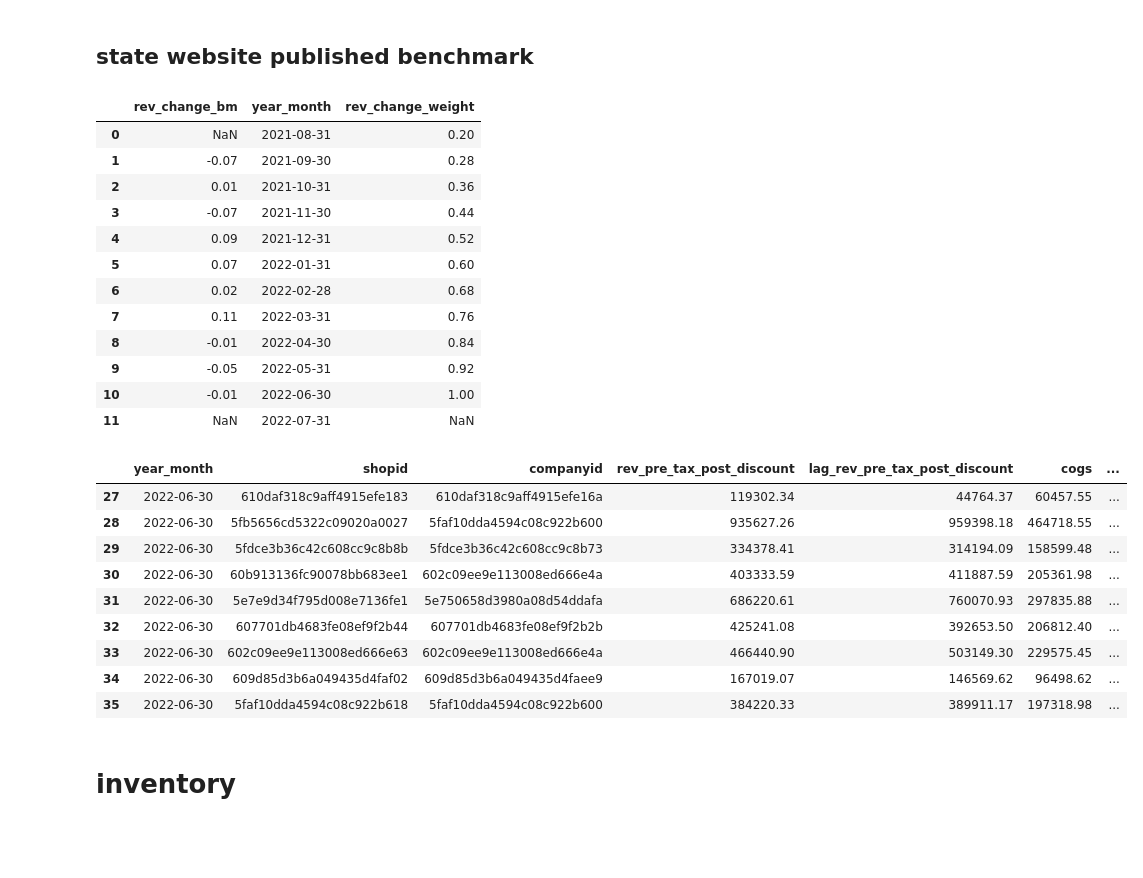
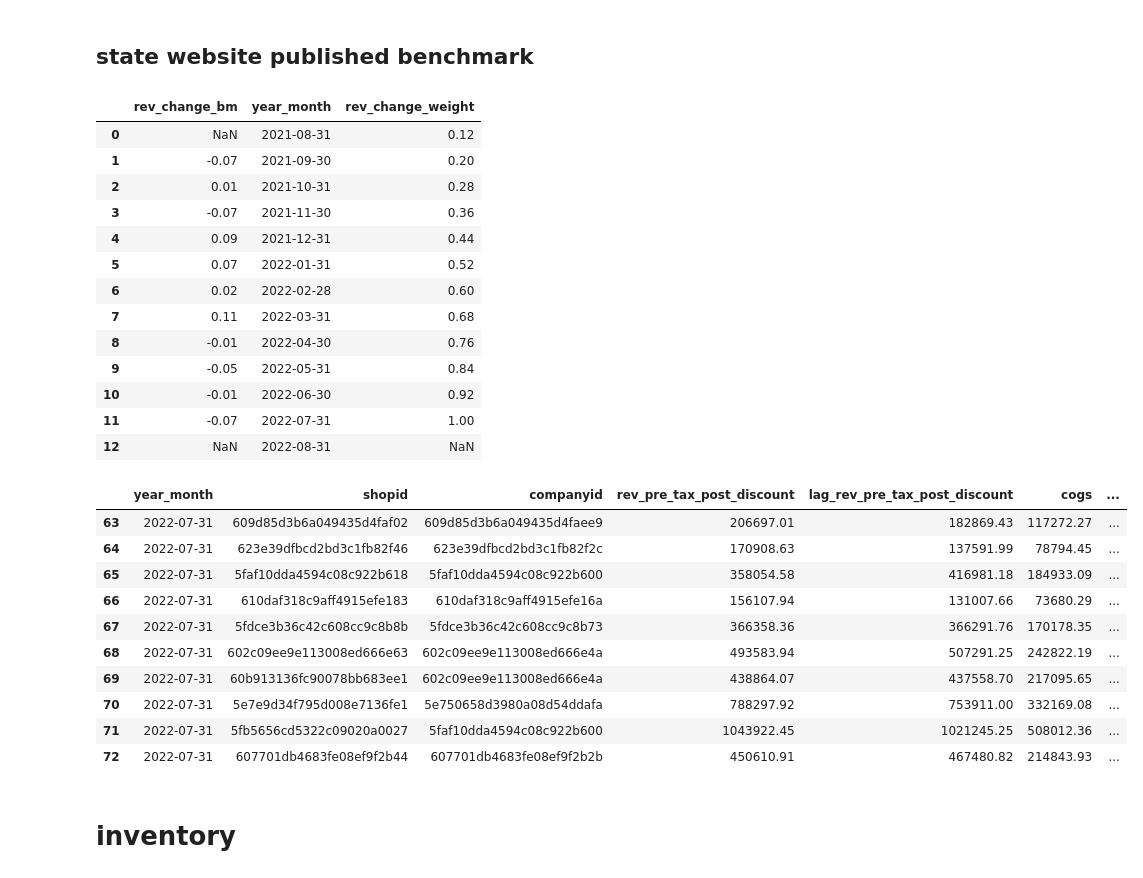
Before and after one commit to warrenshen/platform, a Jupyter notebook: services/api-server/notebooks/analysis/blaze_data_analysis_MA_master.ipynb, the cells around one changed output. Cells and saved outputs as stored; diff of their text form; code cells hidden in the pictures; blank space fills up the shorter version.

```diff
--- a/services/api-server/notebooks/analysis/blaze_data_analysis_MA_master.ipynb
+++ b/services/api-server/notebooks/analysis/blaze_data_analysis_MA_master.ipynb
@@ -598,26 +609,27 @@ Name: year_month, dtype: datetime64[ns]
 # %%
 # use own bm
 
-rev_change_bm_with_weight = pd.DataFrame([numpy.nan,-0.07, 0.01, -0.07, 0.09,0.07,0.02,0.11,-0.01,-0.05,-0.01,numpy.nan ])
+rev_change_bm_with_weight = pd.DataFrame([numpy.nan,-0.07, 0.01, -0.07, 0.09,0.07,0.02,0.11,-0.01,-0.05,-0.01,-0.07,numpy.nan ])
 rev_change_bm_with_weight['year_month'] = gm_distr_all['year_month'].values
-rev_change_bm_with_weight['weight'] = [0.2,0.28,0.36,0.44,0.52,0.6,0.68,0.76,0.84,0.92,1,numpy.nan]
+rev_change_bm_with_weight['weight'] = [0.12,0.2,0.28,0.36,0.44,0.52,0.6,0.68,0.76,0.84,0.92,1,numpy.nan]
 rev_change_bm_with_weight.columns = ['rev_change_bm','year_month','rev_change_weight']
 rev_change_bm_with_weight = rev_change_bm_with_weight.reset_index(drop = True)
 rev_change_bm_with_weight
 # %% [output]
 |  | rev_change_bm | year_month | rev_change_weight |
-| 0 | NaN | 2021-08-31 | 0.20 |
-| 1 | -0.07 | 2021-09-30 | 0.28 |
-| 2 | 0.01 | 2021-10-31 | 0.36 |
-| 3 | -0.07 | 2021-11-30 | 0.44 |
-| 4 | 0.09 | 2021-12-31 | 0.52 |
-| 5 | 0.07 | 2022-01-31 | 0.60 |
-| 6 | 0.02 | 2022-02-28 | 0.68 |
-| 7 | 0.11 | 2022-03-31 | 0.76 |
-| 8 | -0.01 | 2022-04-30 | 0.84 |
-| 9 | -0.05 | 2022-05-31 | 0.92 |
-| 10 | -0.01 | 2022-06-30 | 1.00 |
-| 11 | NaN | 2022-07-31 | NaN |
+| 0 | NaN | 2021-08-31 | 0.12 |
+| 1 | -0.07 | 2021-09-30 | 0.20 |
+| 2 | 0.01 | 2021-10-31 | 0.28 |
+| 3 | -0.07 | 2021-11-30 | 0.36 |
+| 4 | 0.09 | 2021-12-31 | 0.44 |
+| 5 | 0.07 | 2022-01-31 | 0.52 |
+| 6 | 0.02 | 2022-02-28 | 0.60 |
+| 7 | 0.11 | 2022-03-31 | 0.68 |
+| 8 | -0.01 | 2022-04-30 | 0.76 |
+| 9 | -0.05 | 2022-05-31 | 0.84 |
+| 10 | -0.01 | 2022-06-30 | 0.92 |
+| 11 | -0.07 | 2022-07-31 | 1.00 |
+| 12 | NaN | 2022-08-31 | NaN |
 # %%
 
 blaze_gm_data_long_with_rev  = pd.merge(blaze_gm_data_long,rev_change_bm_with_weight,on=['year_month'], how='inner')
@@ -625,18 +637,19 @@ blaze_gm_data_long_with_rev['rev_change_var'] = blaze_gm_data_long_with_rev['rev
 blaze_gm_data_long_with_rev['rev_change_points'] = [gmv_change_variance_point_mapping(n) for n in blaze_gm_data_long_with_rev['rev_change_var']]
 blaze_gm_data_long_with_rev['rev_change_total'] = blaze_gm_data_long_with_rev['rev_change_points'] * blaze_gm_data_long_with_rev['rev_change_weight']
 # %%
-blaze_gm_data_long_with_rev[blaze_gm_data_long_with_rev['year_month']=='2022-06-30']
+blaze_gm_data_long_with_rev[blaze_gm_data_long_with_rev['year_month']=='2022-07-31']
 # %% [output]
 |  | year_month | shopid | companyid | rev_pre_tax_post_discount | lag_rev_pre_tax_post_discount | cogs | ... |
-| 27 | 2022-06-30 | 610daf318c9aff4915efe183 | 610daf318c9aff4915efe16a | 119302.34 | 44764.37 | 60457.55 | ... |
-| 28 | 2022-06-30 | 5fb5656cd5322c09020a0027 | 5faf10dda4594c08c922b600 | 935627.26 | 959398.18 | 464718.55 | ... |
-| 29 | 2022-06-30 | 5fdce3b36c42c608cc9c8b8b | 5fdce3b36c42c608cc9c8b73 | 334378.41 | 314194.09 | 158599.48 | ... |
-| 30 | 2022-06-30 | 60b913136fc90078bb683ee1 | 602c09ee9e113008ed666e4a | 403333.59 | 411887.59 | 205361.98 | ... |
-| 31 | 2022-06-30 | 5e7e9d34f795d008e7136fe1 | 5e750658d3980a08d54ddafa | 686220.61 | 760070.93 | 297835.88 | ... |
-| 32 | 2022-06-30 | 607701db4683fe08ef9f2b44 | 607701db4683fe08ef9f2b2b | 425241.08 | 392653.50 | 206812.40 | ... |
-| 33 | 2022-06-30 | 602c09ee9e113008ed666e63 | 602c09ee9e113008ed666e4a | 466440.90 | 503149.30 | 229575.45 | ... |
-| 34 | 2022-06-30 | 609d85d3b6a049435d4faf02 | 609d85d3b6a049435d4faee9 | 167019.07 | 146569.62 | 96498.62 | ... |
-| 35 | 2022-06-30 | 5faf10dda4594c08c922b618 | 5faf10dda4594c08c922b600 | 384220.33 | 389911.17 | 197318.98 | ... |
+| 63 | 2022-07-31 | 609d85d3b6a049435d4faf02 | 609d85d3b6a049435d4faee9 | 206697.01 | 182869.43 | 117272.27 | ... |
+| 64 | 2022-07-31 | 623e39dfbcd2bd3c1fb82f46 | 623e39dfbcd2bd3c1fb82f2c | 170908.63 | 137591.99 | 78794.45 | ... |
+| 65 | 2022-07-31 | 5faf10dda4594c08c922b618 | 5faf10dda4594c08c922b600 | 358054.58 | 416981.18 | 184933.09 | ... |
+| 66 | 2022-07-31 | 610daf318c9aff4915efe183 | 610daf318c9aff4915efe16a | 156107.94 | 131007.66 | 73680.29 | ... |
+| 67 | 2022-07-31 | 5fdce3b36c42c608cc9c8b8b | 5fdce3b36c42c608cc9c8b73 | 366358.36 | 366291.76 | 170178.35 | ... |
+| 68 | 2022-07-31 | 602c09ee9e113008ed666e63 | 602c09ee9e113008ed666e4a | 493583.94 | 507291.25 | 242822.19 | ... |
+| 69 | 2022-07-31 | 60b913136fc90078bb683ee1 | 602c09ee9e113008ed666e4a | 438864.07 | 437558.70 | 217095.65 | ... |
+| 70 | 2022-07-31 | 5e7e9d34f795d008e7136fe1 | 5e750658d3980a08d54ddafa | 788297.92 | 753911.00 | 332169.08 | ... |
+| 71 | 2022-07-31 | 5fb5656cd5322c09020a0027 | 5faf10dda4594c08c922b600 | 1043922.45 | 1021245.25 | 508012.36 | ... |
+| 72 | 2022-07-31 | 607701db4683fe08ef9f2b44 | 607701db4683fe08ef9f2b2b | 450610.91 | 467480.82 | 214843.93 | ... |
 # %% [markdown]
 # inventory
 # %%
```
Also changed, not shown: parts of 46 cells of this notebook, 4 other files.
